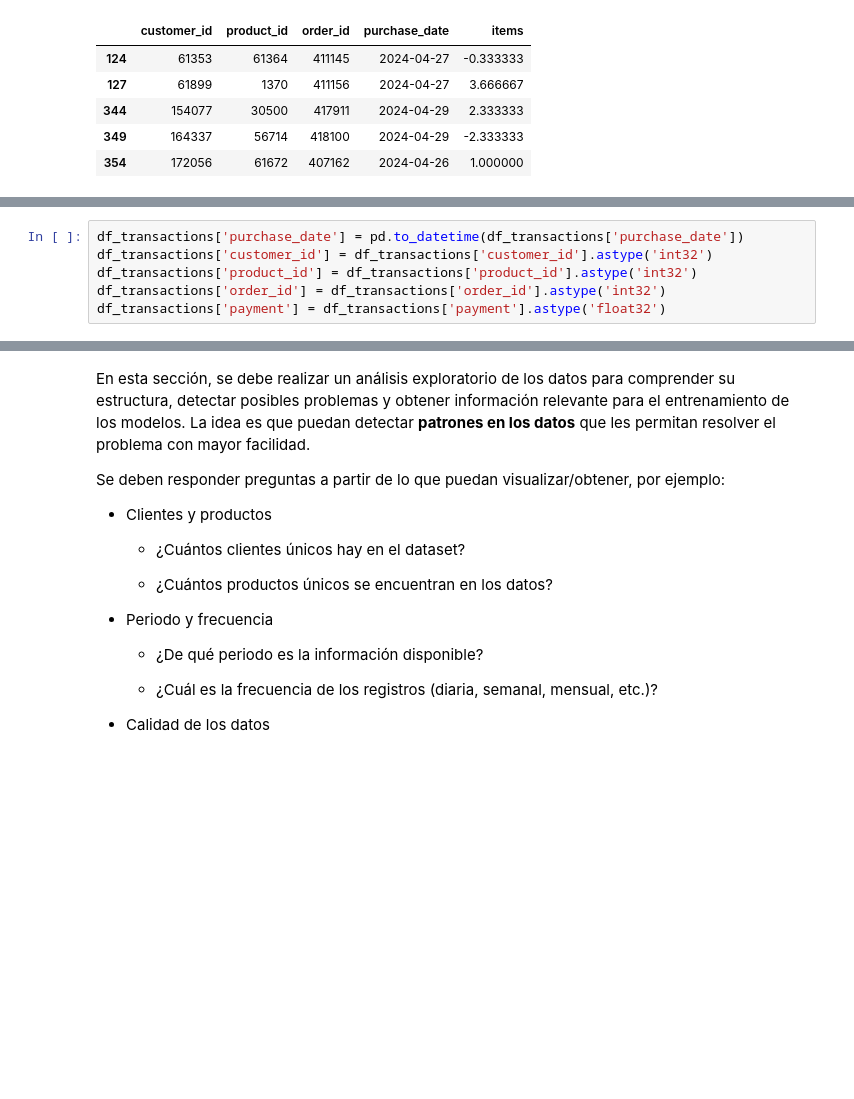
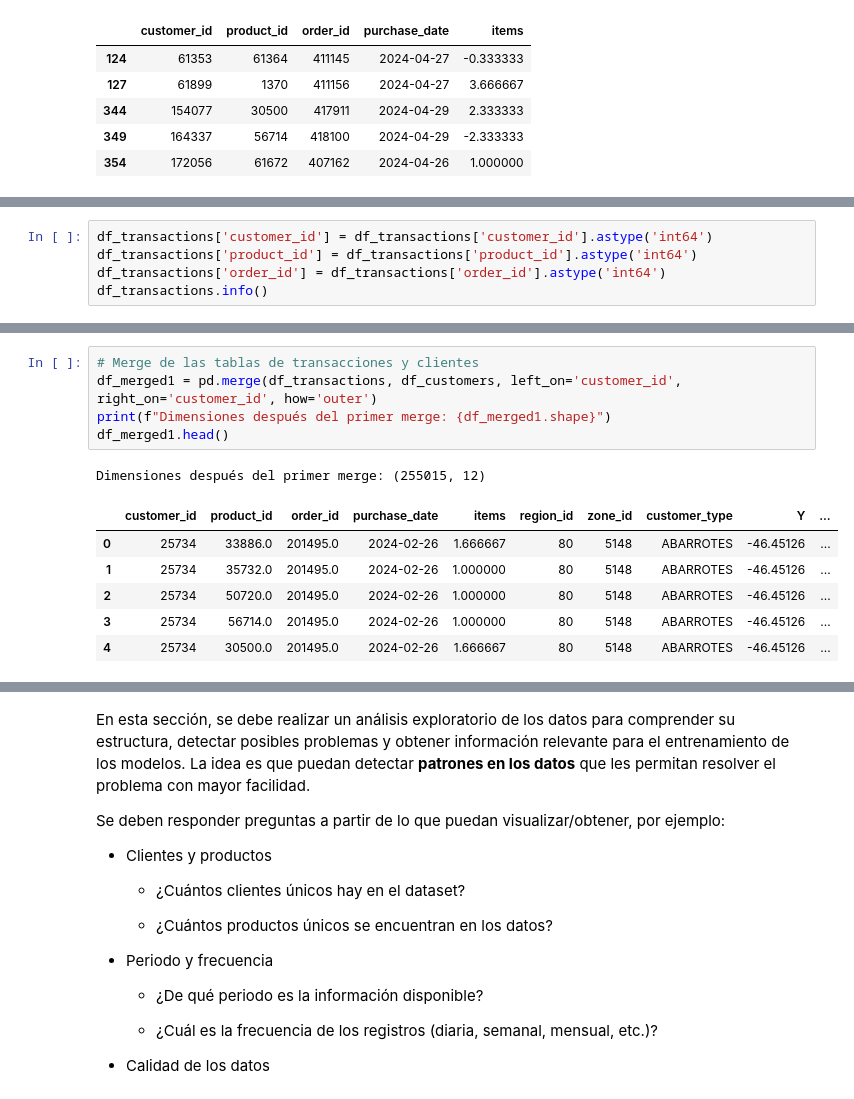
Before and after one commit to fco-marquez/MDS7202_Free_Riders, a Jupyter notebook: entrega1/enunciado_entrega1.ipynb, the cells around one changed output, grey strips where cells are left out. Cells and saved outputs as stored; diff of their text form; blank space fills up the shorter version.

Commit message:
Revisión de tipos y merge de las tablas.

```diff
--- a/entrega1/enunciado_entrega1.ipynb
+++ b/entrega1/enunciado_entrega1.ipynb
@@ -199,7 +276,6 @@ df_transactions.head()
 # %%
-df_transactions['purchase_date'] = pd.to_datetime(df_transactions['purchase_date'])
-df_transactions['customer_id'] = df_transactions['customer_id'].astype('int32')
-df_transactions['product_id'] = df_transactions['product_id'].astype('int32')
-df_transactions['order_id'] = df_transactions['order_id'].astype('int32')
-df_transactions['payment'] = df_transactions['payment'].astype('float32')
+df_transactions['customer_id'] = df_transactions['customer_id'].astype('int64')
+df_transactions['product_id'] = df_transactions['product_id'].astype('int64')
+df_transactions['order_id'] = df_transactions['order_id'].astype('int64')
+df_transactions.info()
 # %% [output]
@@ -215,0 +298,13 @@ df_full.head()
+# %%
+# Merge de las tablas de transacciones y clientes
+df_merged1 = pd.merge(df_transactions, df_customers, left_on='customer_id', right_on='customer_id', how='outer')
+print(f"Dimensiones después del primer merge: {df_merged1.shape}")
+df_merged1.head()
+# %% [output]
+Dimensiones después del primer merge: (255015, 12)
+|  | customer_id | product_id | order_id | purchase_date | items | region_id | zone_id | customer_type | Y | ... |
+| 0 | 25734 | 33886.0 | 201495.0 | 2024-02-26 | 1.666667 | 80 | 5148 | ABARROTES | -46.45126 | ... |
+| 1 | 25734 | 35732.0 | 201495.0 | 2024-02-26 | 1.000000 | 80 | 5148 | ABARROTES | -46.45126 | ... |
+| 2 | 25734 | 50720.0 | 201495.0 | 2024-02-26 | 1.000000 | 80 | 5148 | ABARROTES | -46.45126 | ... |
+| 3 | 25734 | 56714.0 | 201495.0 | 2024-02-26 | 1.000000 | 80 | 5148 | ABARROTES | -46.45126 | ... |
+| 4 | 25734 | 30500.0 | 201495.0 | 2024-02-26 | 1.666667 | 80 | 5148 | ABARROTES | -46.45126 | ... |
```
Also changed, not shown: parts of 13 cells of this notebook.
